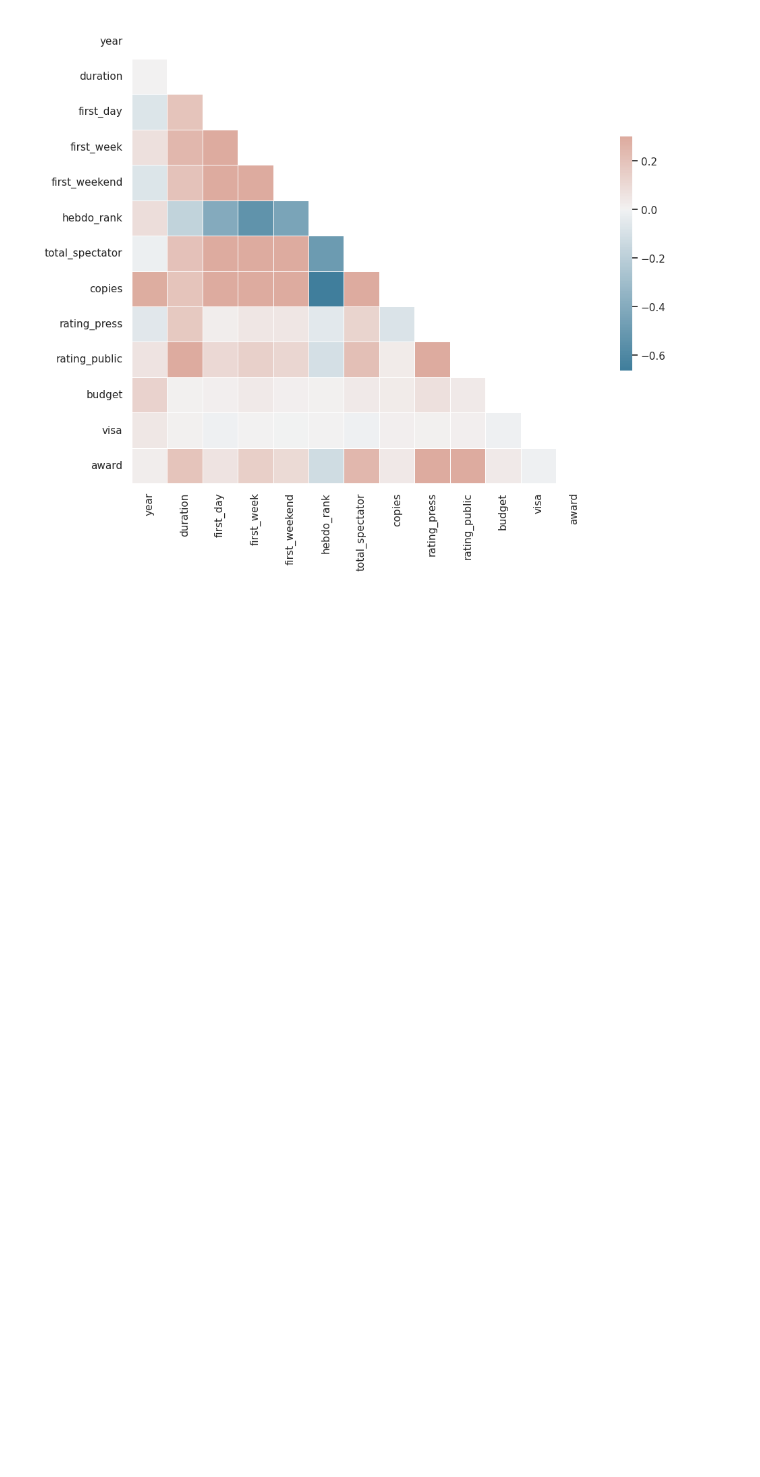
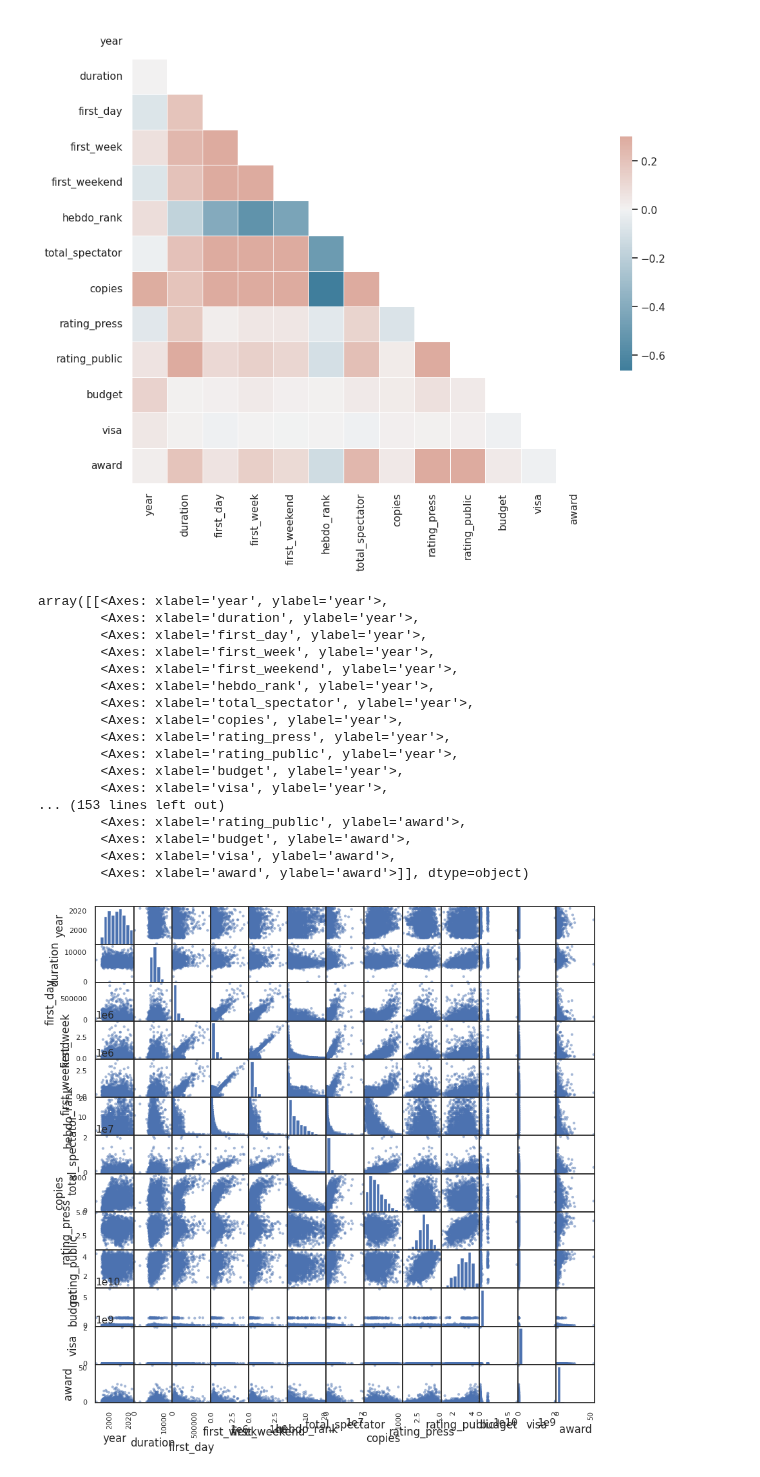
Before and after one commit to AFlo59/Brief_Popularity_Film, a Jupyter notebook: EDA_2/EDA.ipynb, the cells around one changed output. Saved outputs shown, nothing was run; the diff lists cells and outputs as text; code cells hidden in the pictures; blank space fills up the shorter version.

```diff
--- a/EDA_2/EDA.ipynb
+++ b/EDA_2/EDA.ipynb
@@ -72,3 +90,24 @@ sns.heatmap(corr,mask=mask, cmap=cmap, vmax=.3, center=0,
 # %% [output]
 <Axes: >
 [figure]
+# %%
+scatter_matrix(df, figsize=(10,10))
+# %% [output]
+array([[<Axes: xlabel='year', ylabel='year'>,
+        <Axes: xlabel='duration', ylabel='year'>,
+        <Axes: xlabel='first_day', ylabel='year'>,
+        <Axes: xlabel='first_week', ylabel='year'>,
+        <Axes: xlabel='first_weekend', ylabel='year'>,
+        <Axes: xlabel='hebdo_rank', ylabel='year'>,
+        <Axes: xlabel='total_spectator', ylabel='year'>,
+        <Axes: xlabel='copies', ylabel='year'>,
+        <Axes: xlabel='rating_press', ylabel='year'>,
+        <Axes: xlabel='rating_public', ylabel='year'>,
+        <Axes: xlabel='budget', ylabel='year'>,
+        <Axes: xlabel='visa', ylabel='year'>,
+... (153 lines left out)
+        <Axes: xlabel='rating_public', ylabel='award'>,
+        <Axes: xlabel='budget', ylabel='award'>,
+        <Axes: xlabel='visa', ylabel='award'>,
+        <Axes: xlabel='award', ylabel='award'>]], dtype=object)
+[figure, added]
```
Also changed, not shown: parts of 3 cells of this notebook.
